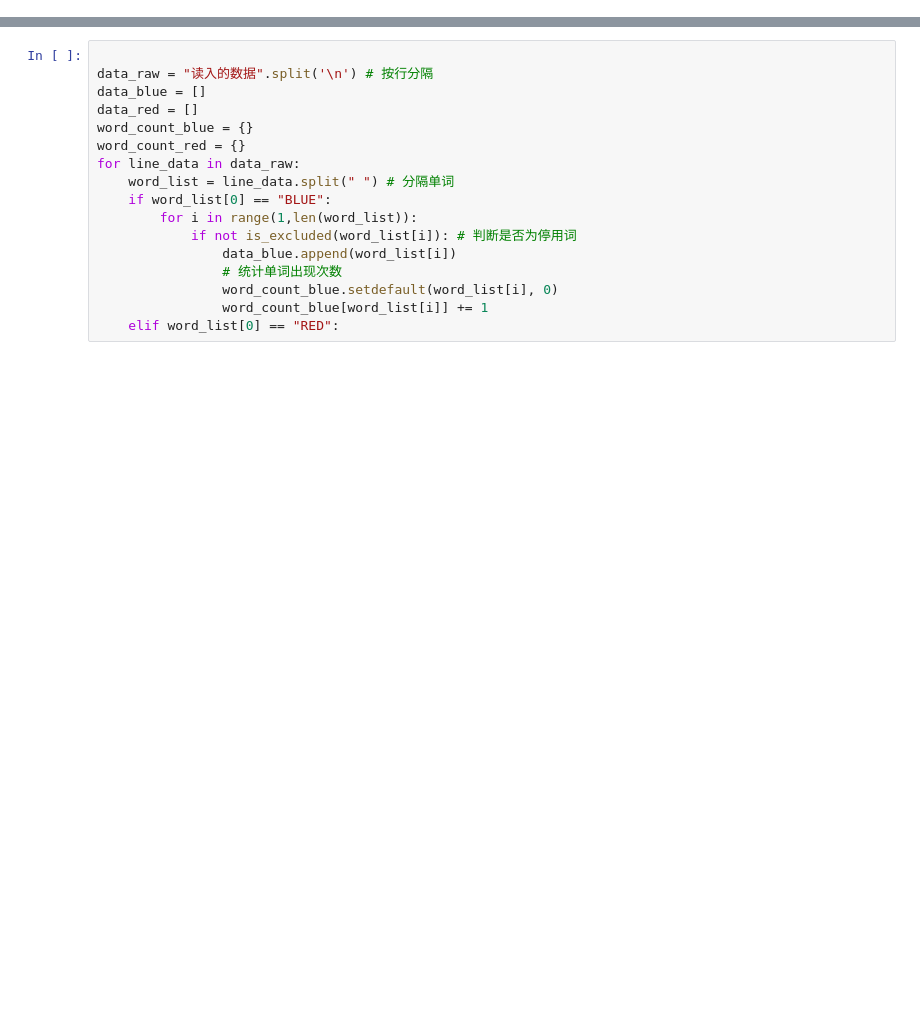
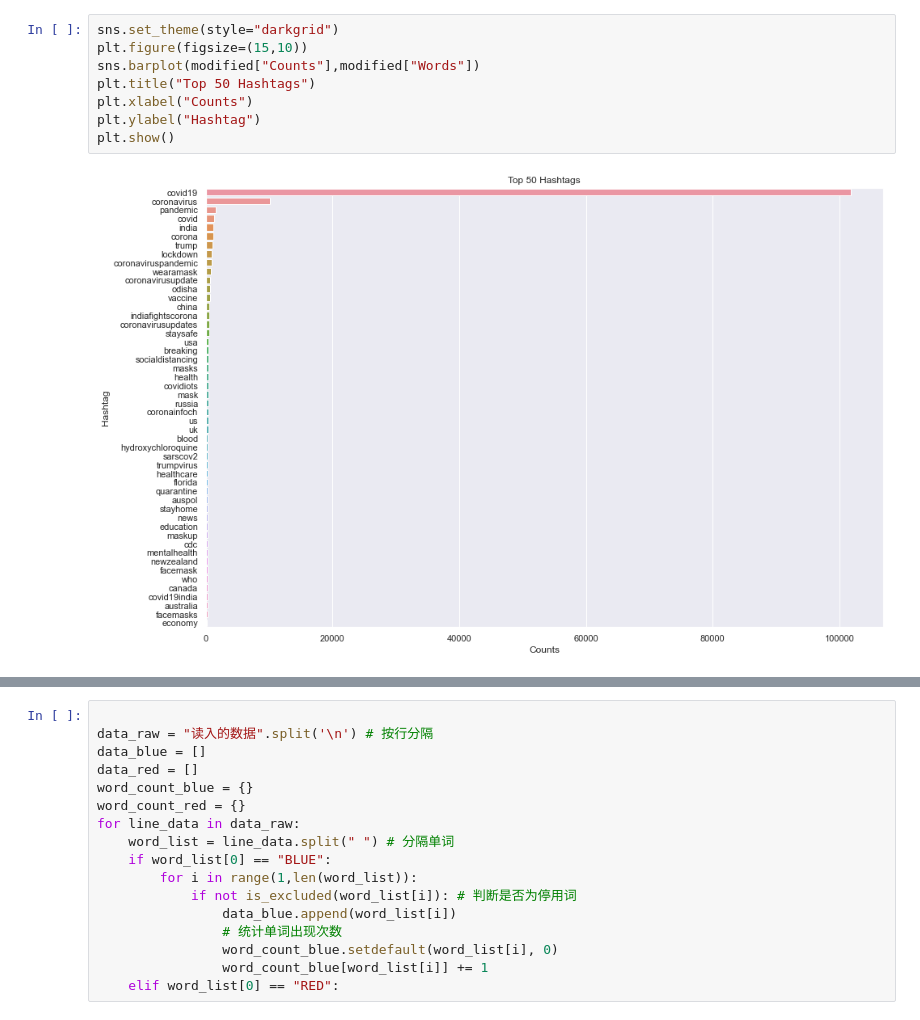
Before and after one commit to minzhih/CMPT353-Project, a Jupyter notebook: CMPT 353 project.ipynb, the cells around one changed output, grey strips where cells are left out. Saved outputs shown, nothing was run; the diff lists cells and outputs as text; blank space fills up the shorter version.

```diff
--- a/CMPT 353 project.ipynb
+++ b/CMPT 353 project.ipynb
@@ -128,3 +270,13 @@ plt.show()
+# %%
+sns.set_theme(style="darkgrid")
+plt.figure(figsize=(15,10))
+sns.barplot(modified["Counts"],modified["Words"])
+plt.title("Top 50 Hashtags")
+plt.xlabel("Counts")
+plt.ylabel("Hashtag")
+plt.show()
+# %% [output]
+[figure, added]
 # %%
 data_agg=data[['date','sentiments','text']]
 data_agg['date'] =  pd.to_datetime(data_agg['date']).dt.date
```
Also changed, not shown: parts of 31 cells of this notebook.
